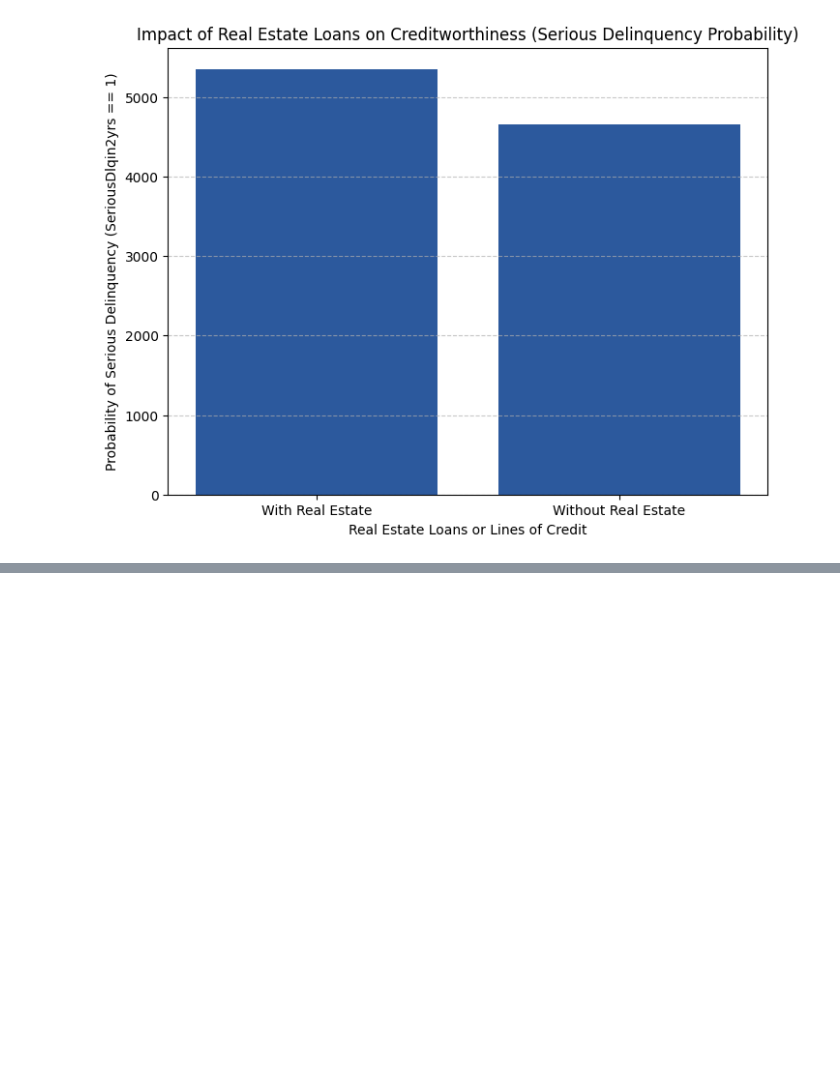
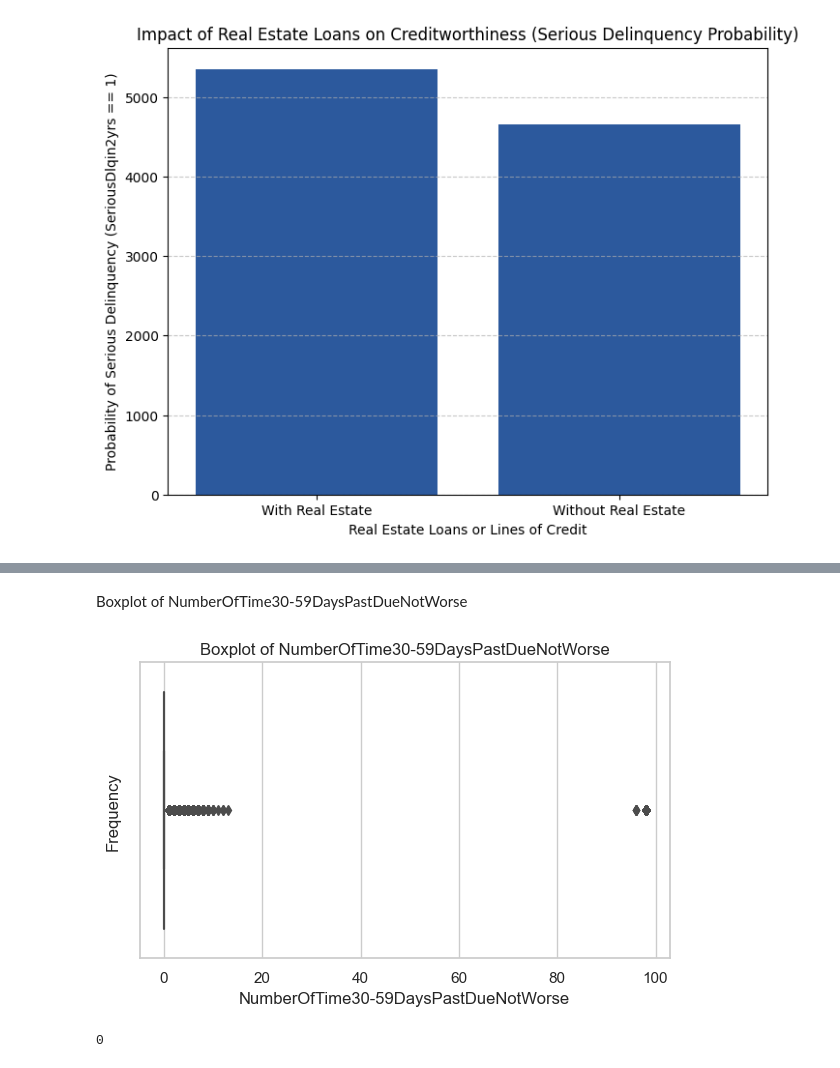
Before and after one commit to Tenzin-Yangzom-6839/GiveMeSomeCredit, a Jupyter notebook: GiveMeSomeCredit.ipynb, the cells around one changed output, grey strips where cells are left out. Cells and saved outputs as stored; diff of their text form; code cells hidden in the pictures; blank space fills up the shorter version.

```diff
--- a/GiveMeSomeCredit.ipynb
+++ b/GiveMeSomeCredit.ipynb
@@ -706,0 +814,12 @@ plt.show()
+# %% [markdown]
+Boxplot of NumberOfTime30-59DaysPastDueNotWorse
+# %%
+plt.figure(figsize=(6, 4))
+sns.boxplot(data=df, x='NumberOfTime30-59DaysPastDueNotWorse')
+plt.title('Boxplot of NumberOfTime30-59DaysPastDueNotWorse')
+plt.xlabel('NumberOfTime30-59DaysPastDueNotWorse')
+plt.ylabel('Frequency')
+plt.tight_layout()
+plt.show()
+# %% [output]
+[figure, added]
@@ -706,0 +835,5 @@ plt.show()
+# %%
+count_30 = ((df['NumberOfTime30-59DaysPastDueNotWorse'] > 2)).sum()
+count_30
+# %% [output]
+0
```
Also changed, not shown: parts of 102 cells of this notebook.
